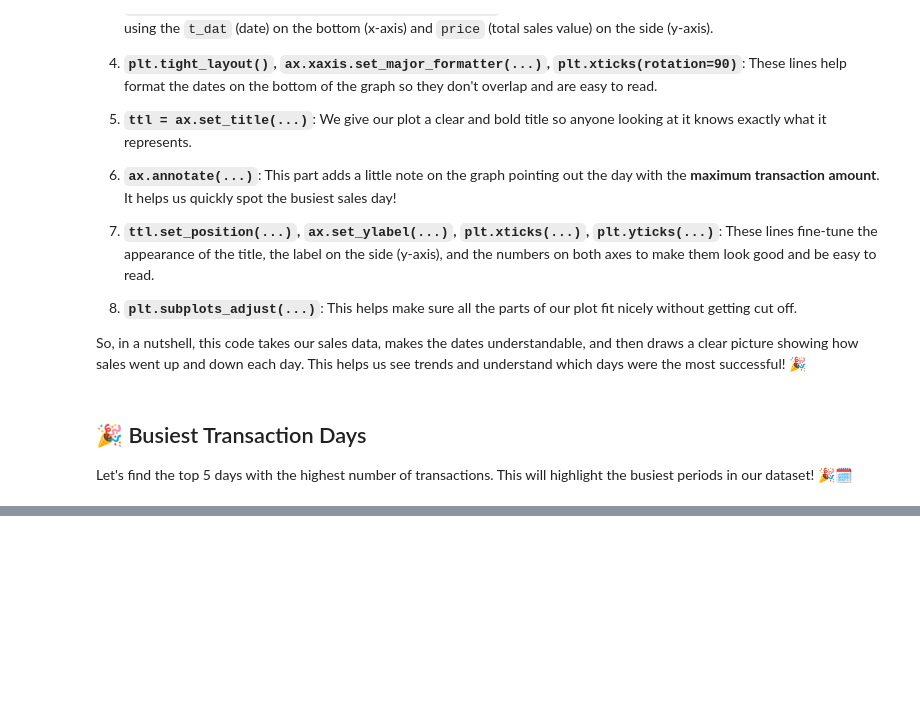
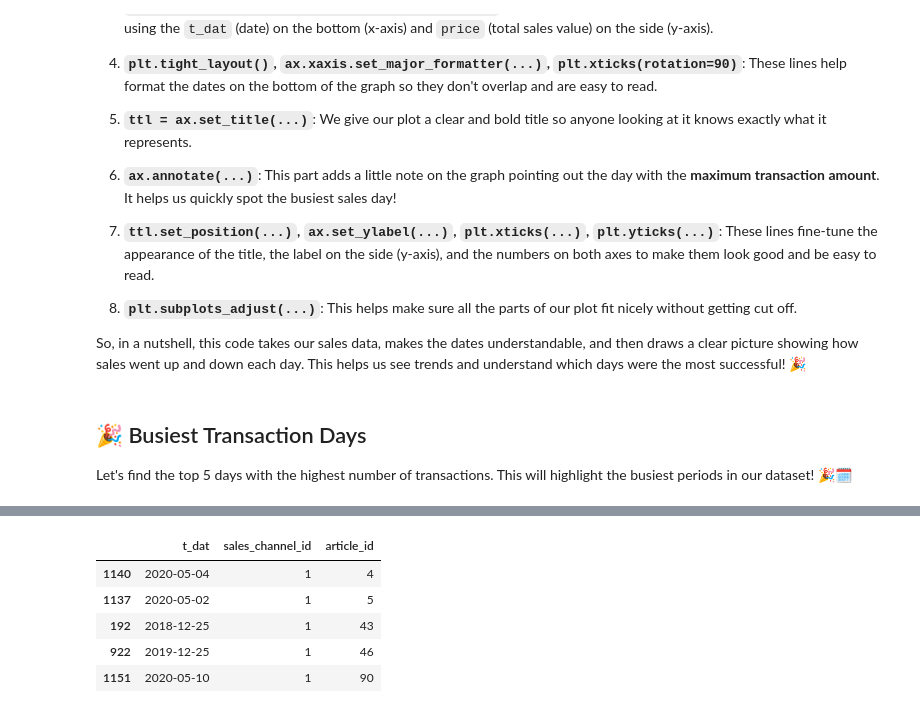
Before and after one commit to amien1410/colab-notebooks, a Jupyter notebook: Colab_Pyspark_H&M_EDA_Recommendation.ipynb, the cells around one changed output, grey strips where cells are left out. Cells and saved outputs as stored; diff of their text form; code cells hidden in the pictures; blank space fills up the shorter version.

```diff
--- a/Colab_Pyspark_H&M_EDA_Recommendation.ipynb
+++ b/Colab_Pyspark_H&M_EDA_Recommendation.ipynb
@@ -345,0 +415,10 @@ fig.show()
+# %%
+dfasec = df.sort_values(['article_id'], ascending=True).head(5)
+dfasec
+# %% [output]
+|  | t_dat | sales_channel_id | article_id |
+| 1140 | 2020-05-04 | 1 | 4 |
+| 1137 | 2020-05-02 | 1 | 5 |
+| 192 | 2018-12-25 | 1 | 43 |
+| 922 | 2019-12-25 | 1 | 46 |
+| 1151 | 2020-05-10 | 1 | 90 |
```
Also changed, not shown: parts of 9 cells of this notebook.
